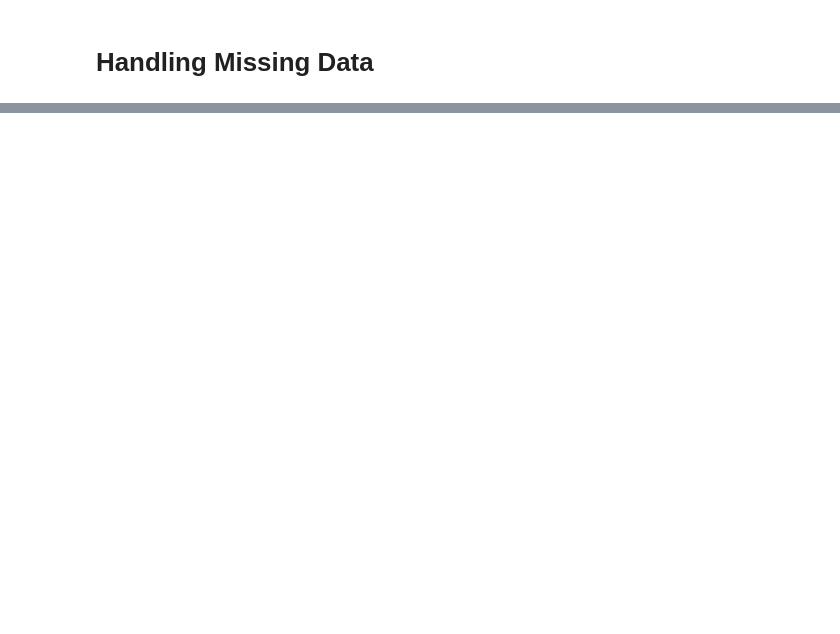
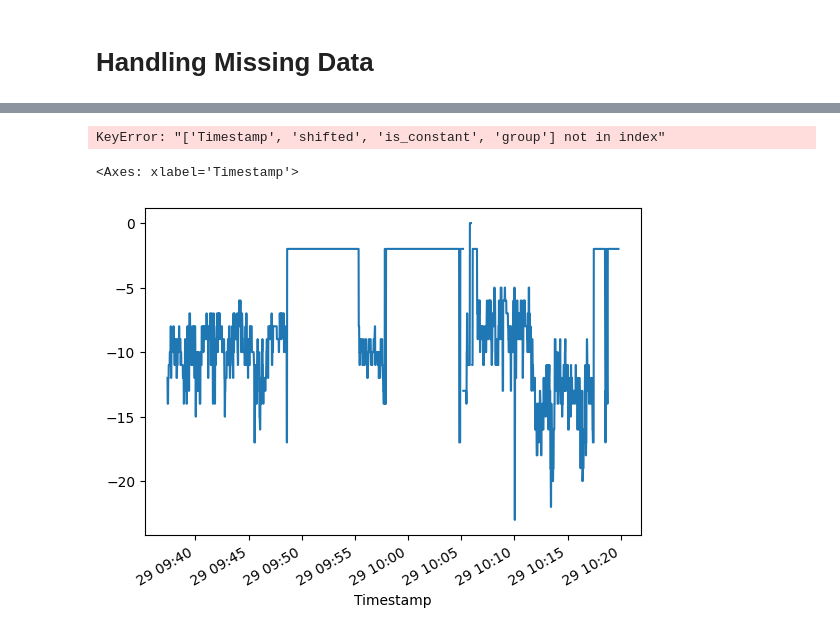
Before and after one commit to ejs94/5g-forecasting, a Jupyter notebook: notebooks/1_create_dataset.ipynb, the cells around one changed output, grey strips where cells are left out. Saved outputs shown, nothing was run; the diff lists cells and outputs as text; code cells hidden in the pictures; blank space fills up the shorter version.

```diff
--- a/notebooks/1_create_dataset.ipynb
+++ b/notebooks/1_create_dataset.ipynb
@@ -183,0 +223,16 @@ df[(df.Log_Number == 0)].RSRQ.plot()
+# %%
+test_df["shifted"] = test_df["RSRQ"].shift(1)
+# display(df[column])
+test_df["is_constant"] = test_df["RSRQ"] == test_df["shifted"]
+
+# # Encontrar grupos de constantes
+test_df["group"] = test_df["is_constant"].cumsum()
+
+# # Contar a duração de cada grupo
+# df['duration'] = df.groupby('group').cumcount() + 1
+
+# # Remover grupos que excedem a duração máxima permitida
+# df_filtered = df[(df['is_constant'] == False) | (df['duration'] <= max_duration)]
+
+# # Remover colunas auxiliares
+# df_filtered = df_filtered.drop(columns=['shifted', 'is_constant', 'group', 'duration'])
@@ -183,0 +255,9 @@ df[(df.Log_Number == 0)].RSRQ.plot()
+# %%
+test_df[["Timestamp","RSRQ", "shifted", "is_constant", "group"]]
+# %% [output]
+KeyError: "['Timestamp', 'shifted', 'is_constant', 'group'] not in index"
+# %%
+test_df["RSRQ"].plot()
+# %% [output]
+<Axes: xlabel='Timestamp'>
+[figure, added]
```
Also changed, not shown: parts of 19 cells of this notebook.
